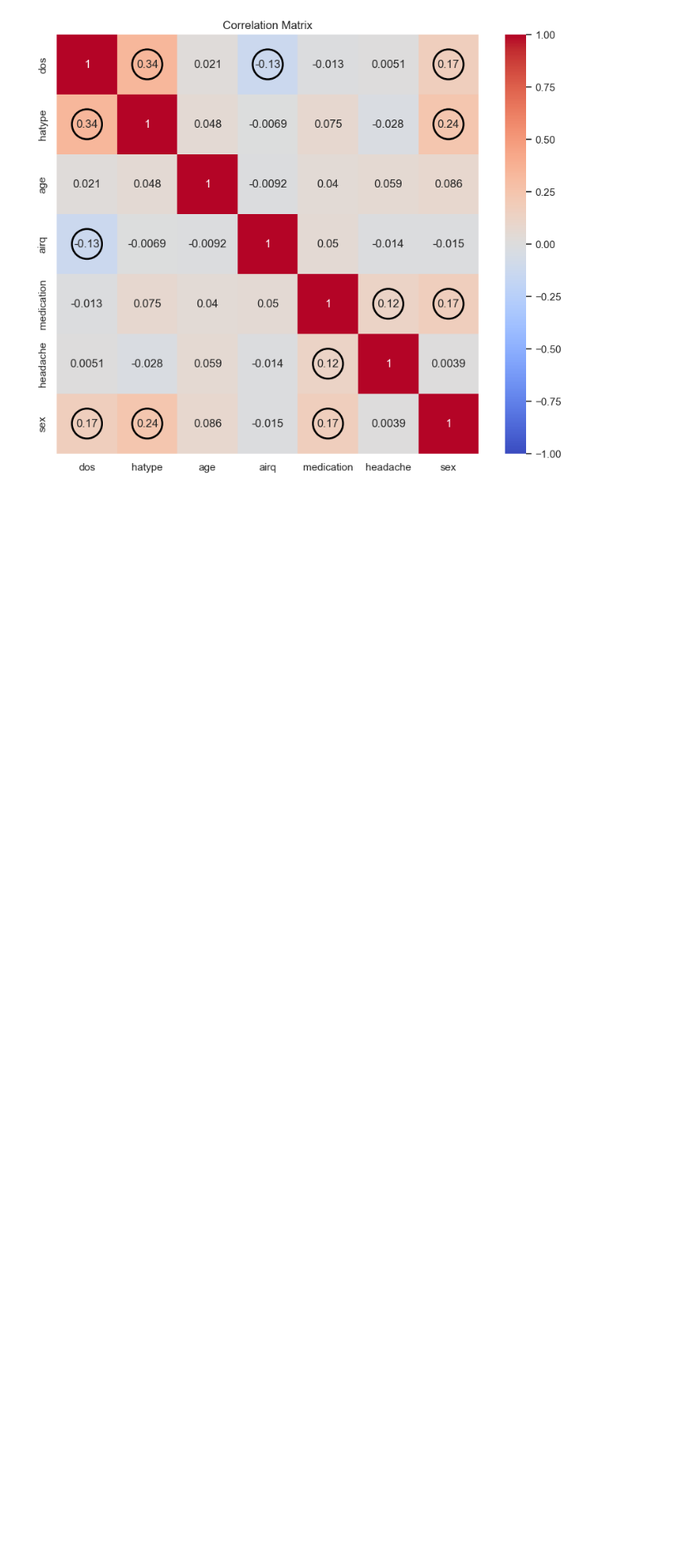
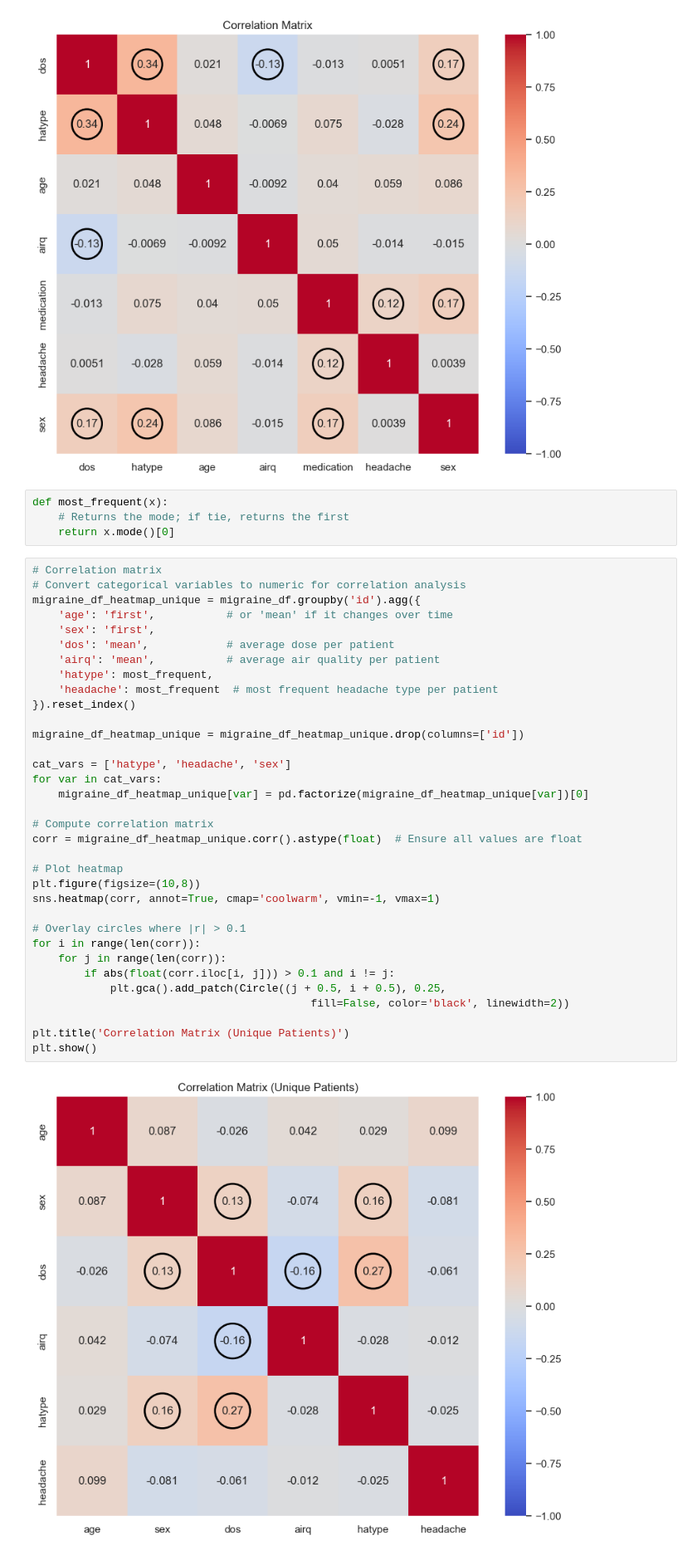
Before and after one commit to RPChinhara/alcohol_abuse_employment, a Jupyter notebook: EDA.ipynb, the cells around one changed output. Shown: that part at 83% size. Drawn from its saved outputs; the diff is of its cells as text; blank space fills up the shorter version.

Commit message:
heatmaps and logit/counts models

```diff
--- a/EDA.ipynb
+++ b/EDA.ipynb
@@ -244,3 +250,43 @@ plt.title('Correlation Matrix')
 plt.show()
 # %% [output]
 [figure]
+# %%
+def most_frequent(x):
+    # Returns the mode; if tie, returns the first
+    return x.mode()[0]
+# %%
+# Correlation matrix
+# Convert categorical variables to numeric for correlation analysis
+migraine_df_heatmap_unique = migraine_df.groupby('id').agg({
+    'age': 'first',           # or 'mean' if it changes over time
+    'sex': 'first',
+    'dos': 'mean',            # average dose per patient
+    'airq': 'mean',           # average air quality per patient
+    'hatype': most_frequent,
+    'headache': most_frequent  # most frequent headache type per patient
+}).reset_index()
+
+migraine_df_heatmap_unique = migraine_df_heatmap_unique.drop(columns=['id'])
+
+cat_vars = ['hatype', 'headache', 'sex']
+for var in cat_vars:
+    migraine_df_heatmap_unique[var] = pd.factorize(migraine_df_heatmap_unique[var])[0]
+
+# Compute correlation matrix
+corr = migraine_df_heatmap_unique.corr().astype(float)  # Ensure all values are float
+
+# Plot heatmap
+plt.figure(figsize=(10,8))
+sns.heatmap(corr, annot=True, cmap='coolwarm', vmin=-1, vmax=1)
+
+# Overlay circles where |r| > 0.1
+for i in range(len(corr)):
+    for j in range(len(corr)):
+        if abs(float(corr.iloc[i, j])) > 0.1 and i != j:
+            plt.gca().add_patch(Circle((j + 0.5, i + 0.5), 0.25,
+                                           fill=False, color='black', linewidth=2))
+
+plt.title('Correlation Matrix (Unique Patients)')
+plt.show()
+# %% [output]
+[figure, added]
```
Also changed, not shown: parts of 8 cells of this notebook.
